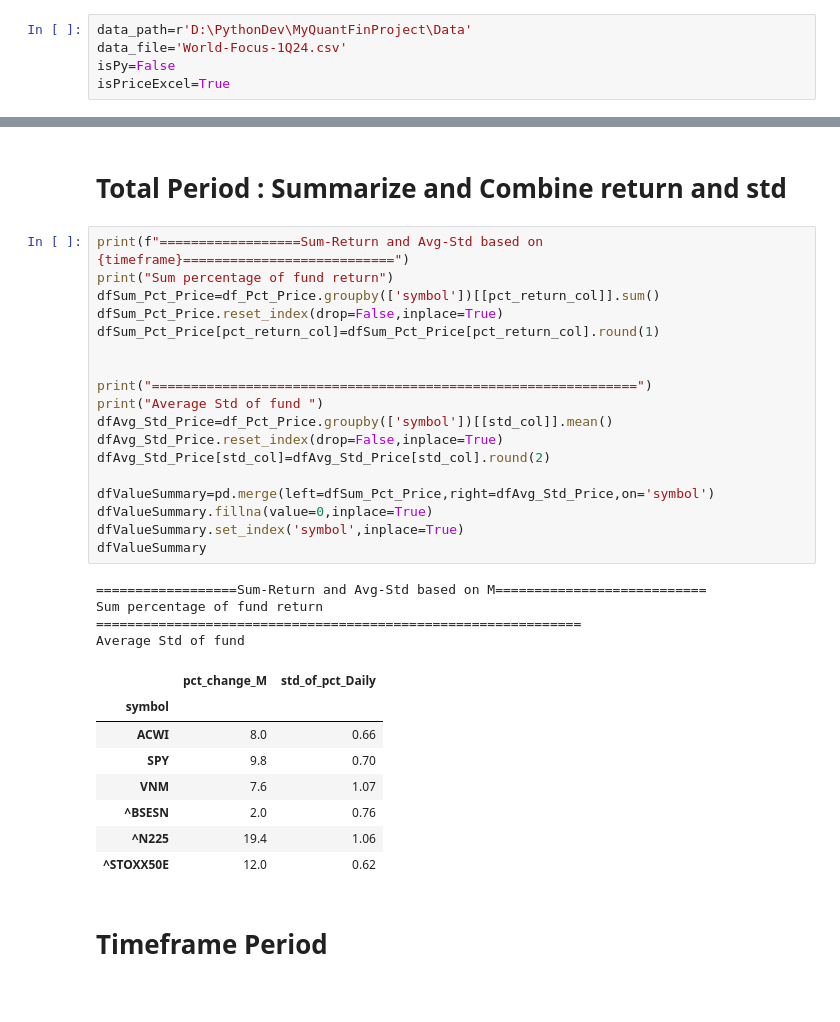
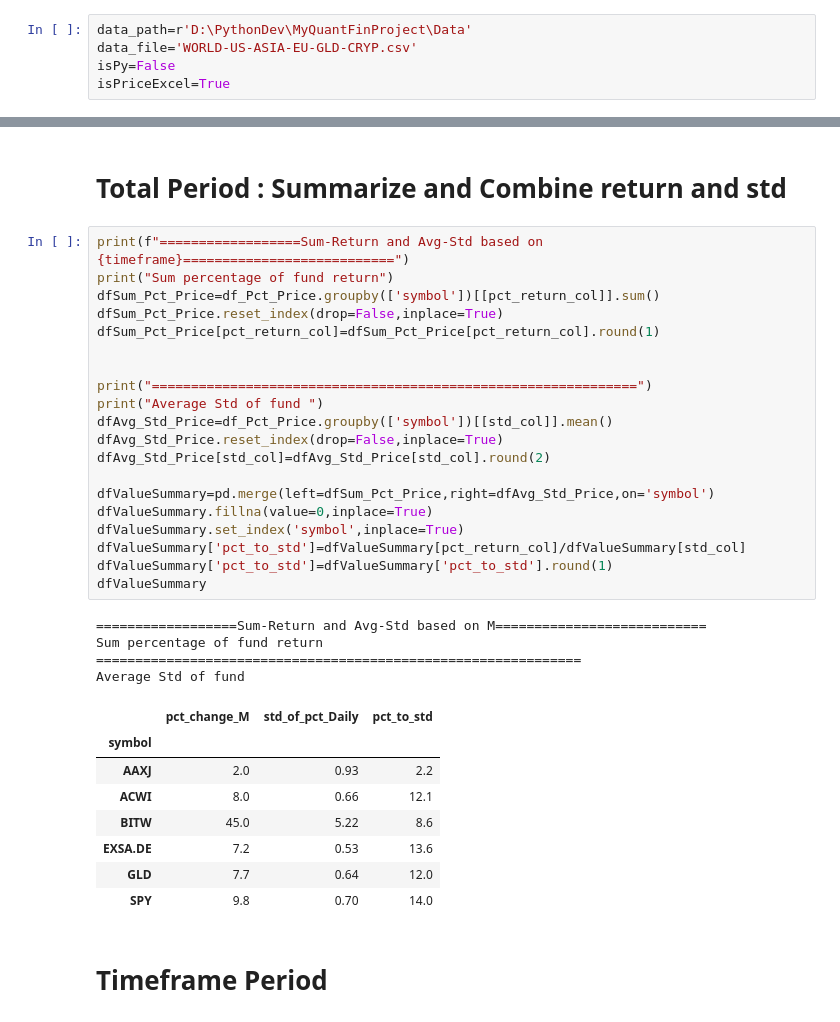
Before and after one commit to technqvi/FinQuant, a Jupyter notebook: funds_buyhold_return_std__perf.ipynb, the cells around one changed output, grey strips where cells are left out. Cells and saved outputs as stored; diff of their text form.

```diff
--- a/funds_buyhold_return_std__perf.ipynb
+++ b/funds_buyhold_return_std__perf.ipynb
@@ -15,7 +15,7 @@ def df_horizontal(dfs):
     display(HTML(html))
 # %%
 data_path=r'D:\PythonDev\MyQuantFinProject\Data'
-data_file='World-Focus-1Q24.csv'
+data_file='WORLD-US-ASIA-EU-GLD-CRYP.csv'
 isPy=False
 isPriceExcel=True
 # %% [markdown]
@@ -198,34 +198,36 @@ print(df_Pct_Price)
 # %%
 print(f"==================Sum-Return and Avg-Std based on {timeframe}===========================")
 print("Sum percentage of fund return")
 dfSum_Pct_Price=df_Pct_Price.groupby(['symbol'])[[pct_return_col]].sum()
 dfSum_Pct_Price.reset_index(drop=False,inplace=True)
 dfSum_Pct_Price[pct_return_col]=dfSum_Pct_Price[pct_return_col].round(1)
 
 
 print("==============================================================")
 print("Average Std of fund ")
 dfAvg_Std_Price=df_Pct_Price.groupby(['symbol'])[[std_col]].mean()
 dfAvg_Std_Price.reset_index(drop=False,inplace=True)
 dfAvg_Std_Price[std_col]=dfAvg_Std_Price[std_col].round(2)
 
 dfValueSummary=pd.merge(left=dfSum_Pct_Price,right=dfAvg_Std_Price,on='symbol')
 dfValueSummary.fillna(value=0,inplace=True)
 dfValueSummary.set_index('symbol',inplace=True)
+dfValueSummary['pct_to_std']=dfValueSummary[pct_return_col]/dfValueSummary[std_col]
+dfValueSummary['pct_to_std']=dfValueSummary['pct_to_std'].round(1)
 dfValueSummary
 # %% [output]
 ==================Sum-Return and Avg-Std based on M===========================
 Sum percentage of fund return
 ==============================================================
 Average Std of fund
-|  | pct_change_M | std_of_pct_Daily |
-| symbol |  |  |
-| ACWI | 8.0 | 0.66 |
-| SPY | 9.8 | 0.70 |
-| VNM | 7.6 | 1.07 |
-| ^BSESN | 2.0 | 0.76 |
-| ^N225 | 19.4 | 1.06 |
-| ^STOXX50E | 12.0 | 0.62 |
+|  | pct_change_M | std_of_pct_Daily | pct_to_std |
+| symbol |  |  |  |
+| AAXJ | 2.0 | 0.93 | 2.2 |
+| ACWI | 8.0 | 0.66 | 12.1 |
+| BITW | 45.0 | 5.22 | 8.6 |
+| EXSA.DE | 7.2 | 0.53 | 13.6 |
+| GLD | 7.7 | 0.64 | 12.0 |
+| SPY | 9.8 | 0.70 | 14.0 |
 # %% [markdown]
 # Timeframe Period
 # %% [markdown]
```
Also changed, not shown: parts of 10 cells of this notebook.
